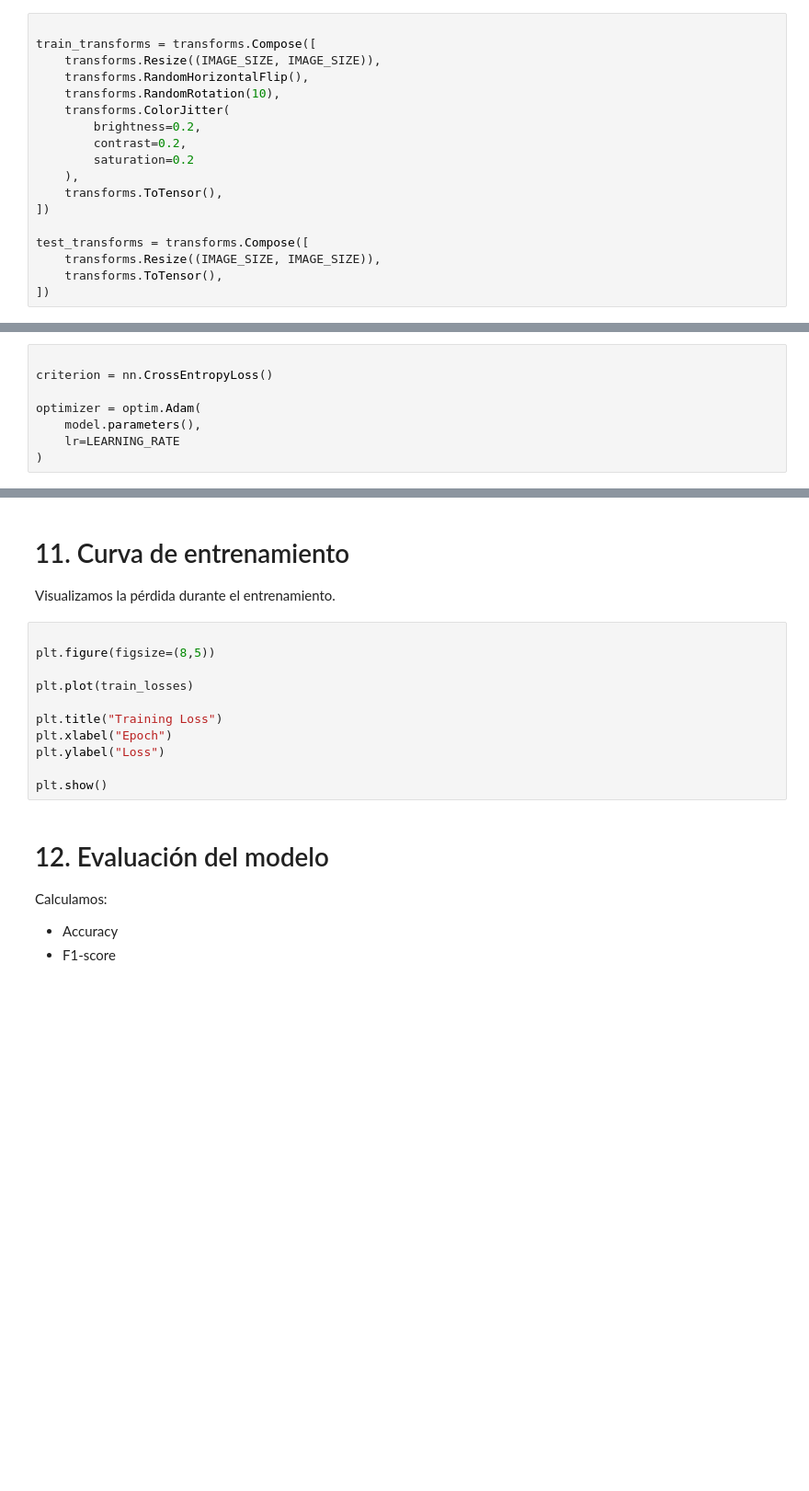
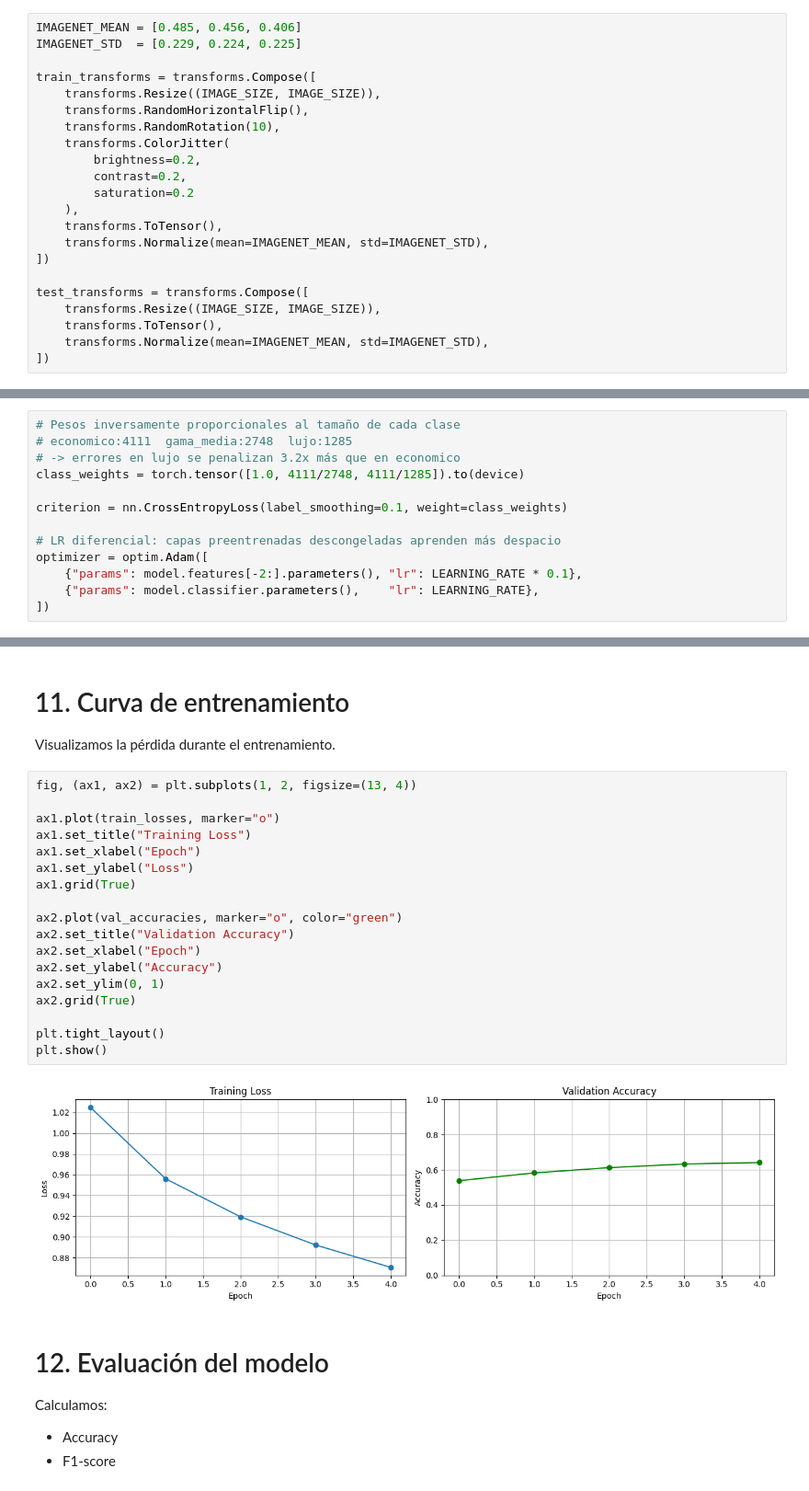
Before and after one commit to juanjomon05/proyect_ia, a Jupyter notebook: car_price_classification_notebook.ipynb, the cells around one changed output, grey strips where cells are left out. Shown at 92% size. Cells and saved outputs as stored; diff of their text form; blank space fills up the shorter version.

```diff
--- a/car_price_classification_notebook.ipynb
+++ b/car_price_classification_notebook.ipynb
@@ -98,6 +249,8 @@ Las imágenes se normalizan y aumentan artificialmente con:
 
 Esto ayuda a evitar overfitting.
 # %%
+IMAGENET_MEAN = [0.485, 0.456, 0.406]
+IMAGENET_STD  = [0.229, 0.224, 0.225]
 
 train_transforms = transforms.Compose([
     transforms.Resize((IMAGE_SIZE, IMAGE_SIZE)),
@@ -109,11 +262,13 @@ train_transforms = transforms.Compose([
         saturation=0.2
     ),
     transforms.ToTensor(),
+    transforms.Normalize(mean=IMAGENET_MEAN, std=IMAGENET_STD),
 ])
 
 test_transforms = transforms.Compose([
     transforms.Resize((IMAGE_SIZE, IMAGE_SIZE)),
     transforms.ToTensor(),
+    transforms.Normalize(mean=IMAGENET_MEAN, std=IMAGENET_STD),
 ])
 # %% [markdown]
 
@@ -221,13 +399,18 @@ Usamos:
 - CrossEntropyLoss
 - Adam optimizer
 # %%
+# Pesos inversamente proporcionales al tamaño de cada clase
+# economico:4111  gama_media:2748  lujo:1285
+# -> errores en lujo se penalizan 3.2x más que en economico
+class_weights = torch.tensor([1.0, 4111/2748, 4111/1285]).to(device)
 
-criterion = nn.CrossEntropyLoss()
+criterion = nn.CrossEntropyLoss(label_smoothing=0.1, weight=class_weights)
 
-optimizer = optim.Adam(
-    model.parameters(),
-    lr=LEARNING_RATE
-)
+# LR diferencial: capas preentrenadas descongeladas aprenden más despacio
+optimizer = optim.Adam([
+    {"params": model.features[-2:].parameters(), "lr": LEARNING_RATE * 0.1},
+    {"params": model.classifier.parameters(),    "lr": LEARNING_RATE},
+])
 # %% [markdown]
 
 # 9. Entrenamiento
@@ -281,16 +508,25 @@ print("Modelo guardado correctamente")
 
 Visualizamos la pérdida durante el entrenamiento.
 # %%
+fig, (ax1, ax2) = plt.subplots(1, 2, figsize=(13, 4))
 
-plt.figure(figsize=(8,5))
+ax1.plot(train_losses, marker="o")
+ax1.set_title("Training Loss")
+ax1.set_xlabel("Epoch")
+ax1.set_ylabel("Loss")
+ax1.grid(True)
 
-plt.plot(train_losses)
+ax2.plot(val_accuracies, marker="o", color="green")
+ax2.set_title("Validation Accuracy")
+ax2.set_xlabel("Epoch")
+ax2.set_ylabel("Accuracy")
+ax2.set_ylim(0, 1)
+ax2.grid(True)
 
-plt.title("Training Loss")
-plt.xlabel("Epoch")
-plt.ylabel("Loss")
-
+plt.tight_layout()
 plt.show()
+# %% [output]
+[figure, added]
 # %% [markdown]
 
 # 12. Evaluación del modelo
```
Also changed, not shown: parts of 19 cells of this notebook, 3 other files.
